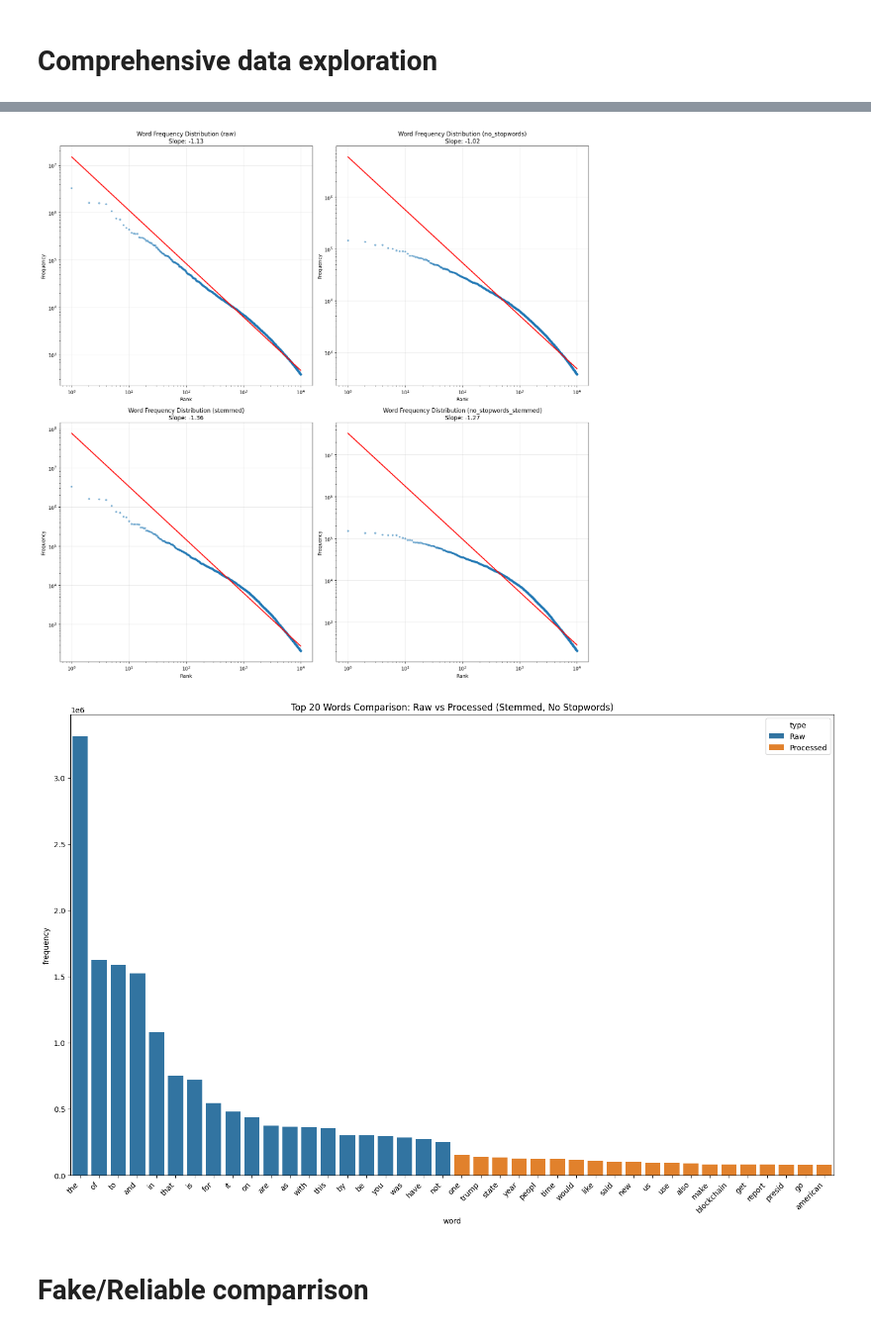
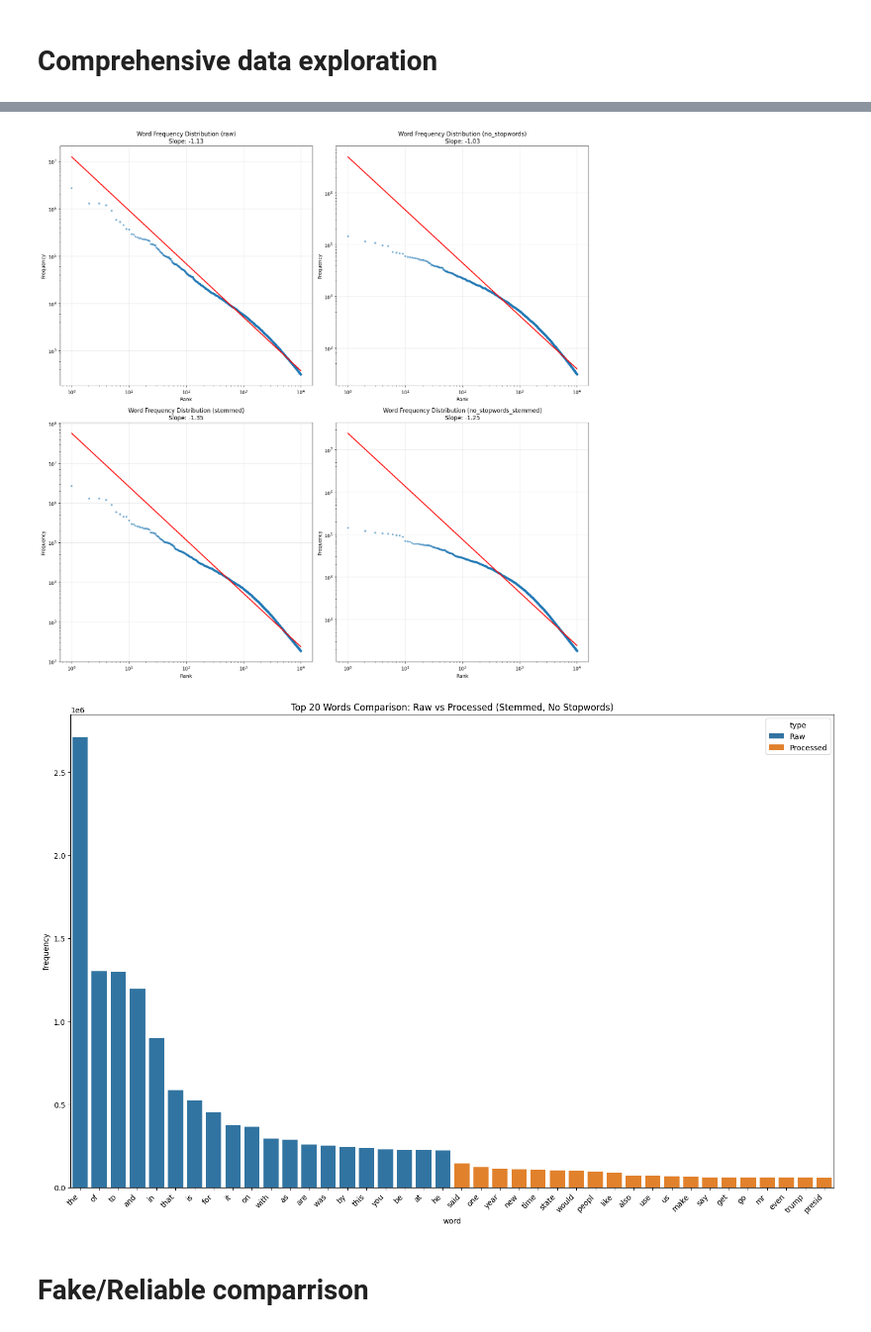
Before and after one commit to P1N60/gdsProjekt, a Jupyter notebook: data_exploration.ipynb, the cells around one changed output, grey strips where cells are left out. Shown at 99% size. Cells and saved outputs as stored; diff of their text form; code cells hidden in the pictures.

```diff
--- a/data_exploration.ipynb
+++ b/data_exploration.ipynb
@@ -207,6 +213,6 @@ def analyze_csv_content(csv_file_path, content_column='content'):
     }
 
 if __name__ == "__main__":
-    file_path = "first_100000_rows.csv"
+    file_path = "100.000/100000_raw.csv"
     results = analyze_csv_content(file_path)
 # %% [output]
@@ -230,5 +237,5 @@ Top words comparison plot saved as 'top_words_comparison.png'
-[figure, old version]
+[figure, new version]
-[figure, old version]
+[figure, new version]
 # %% [markdown]
 # Fake/Reliable comparrison
 # %%
```
Also changed, not shown: parts of 5 cells of this notebook, 1 other file.
